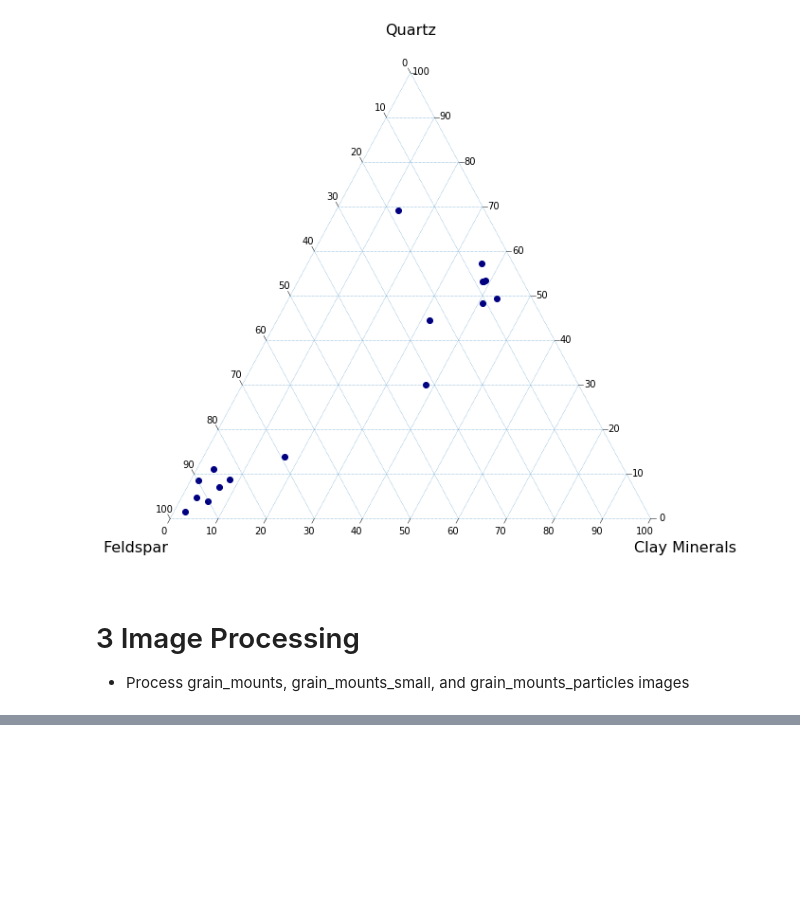
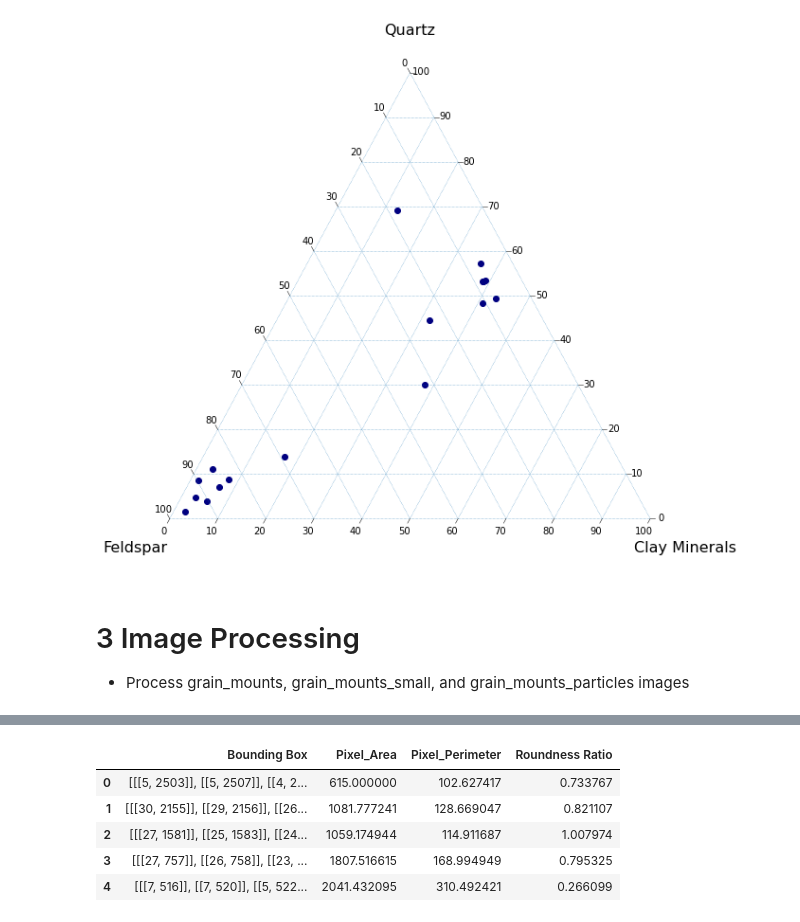
Before and after one commit to hangdeng/TIMA_for_Sedimentology, a Jupyter notebook: TIMA_Scratch.ipynb, the cells around one changed output, grey strips where cells are left out. Saved outputs shown, nothing was run; the diff lists cells and outputs as text; code cells hidden in the pictures; blank space fills up the shorter version.

```diff
--- a/TIMA_Scratch.ipynb
+++ b/TIMA_Scratch.ipynb
@@ -165,0 +230,4 @@ tax.left_corner_label("Feldspar", fontsize=fontsize)
+# %%
+# functions defined
+def midpoint(ptA, ptB):
+	return ((ptA[0] + ptB[0]) * 0.5, (ptA[1] + ptB[1]) * 0.5)
@@ -165,0 +304,10 @@ tax.left_corner_label("Feldspar", fontsize=fontsize)
+# %%
+# display the dataframe of particle roundness
+particle_area.head()
+# %% [output]
+|  | Bounding Box | Pixel_Area | Pixel_Perimeter | Roundness Ratio |
+| 0 | [[[5, 2503]], [[5, 2507]], [[4, 2... | 615.000000 | 102.627417 | 0.733767 |
+| 1 | [[[30, 2155]], [[29, 2156]], [[26... | 1081.777241 | 128.669047 | 0.821107 |
+| 2 | [[[27, 1581]], [[25, 1583]], [[24... | 1059.174944 | 114.911687 | 1.007974 |
+| 3 | [[[27, 757]], [[26, 758]], [[23, ... | 1807.516615 | 168.994949 | 0.795325 |
+| 4 | [[[7, 516]], [[7, 520]], [[5, 522... | 2041.432095 | 310.492421 | 0.266099 |
```
Also changed, not shown: parts of 12 cells of this notebook.
